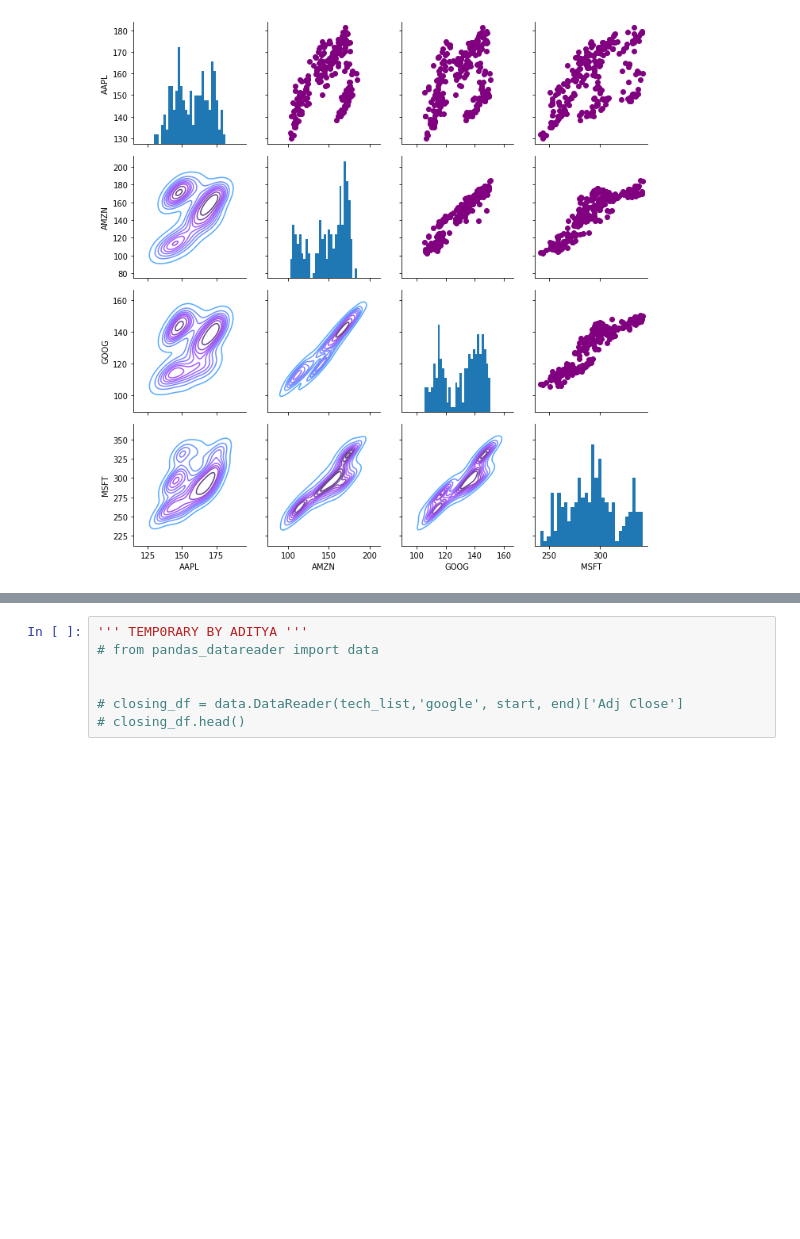
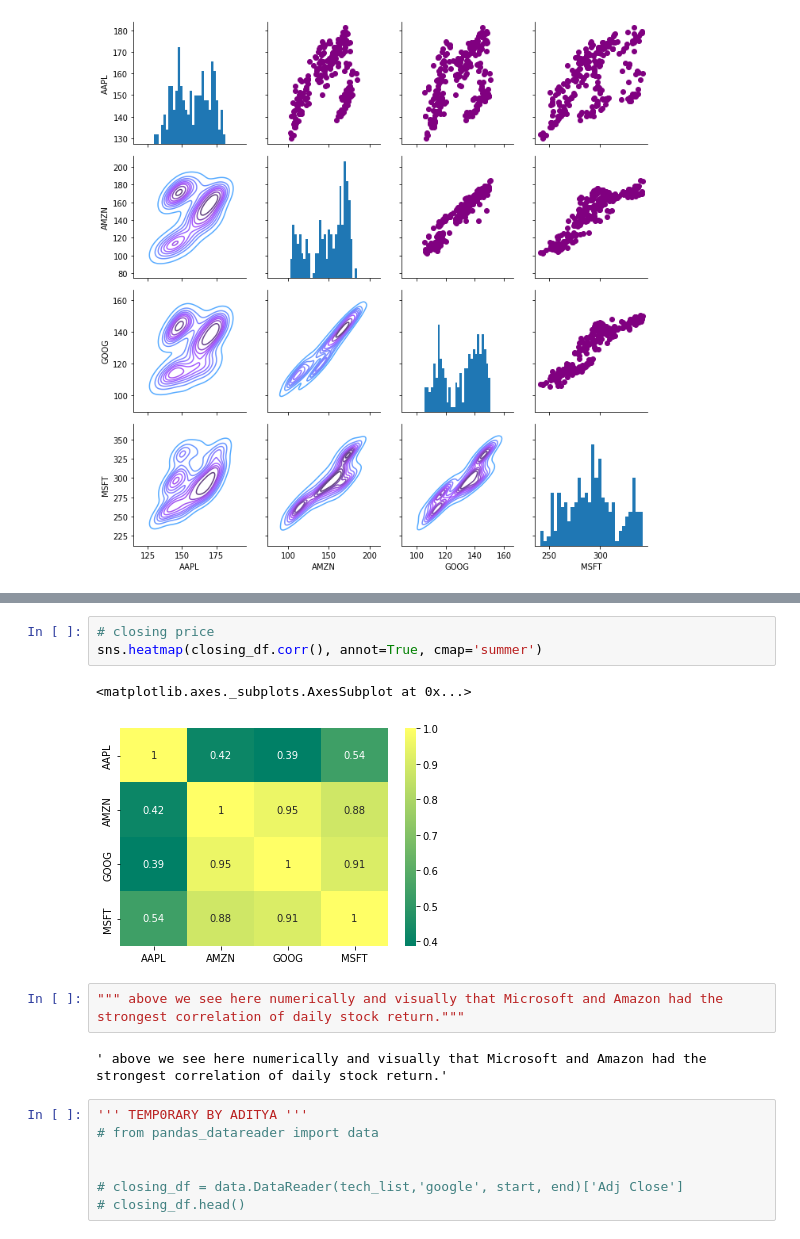
Before and after one commit to BANZOM/Stock_Market_Price_Prediction_by_LSTM, a Jupyter notebook: stocks_market_prediction_usingLSTM.ipynb, the cells around one changed output, grey strips where cells are left out. Drawn from its saved outputs; the diff is of its cells as text; blank space fills up the shorter version.

```diff
--- a/stocks_market_prediction_usingLSTM.ipynb
+++ b/stocks_market_prediction_usingLSTM.ipynb
@@ -334,3 +355,13 @@ returns_fig.map_diag(plt.hist,bins=30)
+# %%
+# closing price
+sns.heatmap(closing_df.corr(), annot=True, cmap='summer')
+# %% [output]
+<matplotlib.axes._subplots.AxesSubplot at 0x...>
+[figure, added]
+# %%
+""" above we see here numerically and visually that Microsoft and Amazon had the strongest correlation of daily stock return."""
+# %% [output]
+' above we see here numerically and visually that Microsoft and Amazon had the strongest correlation of daily stock return.'
 # %%
 ''' TEMP0RARY BY ADITYA '''
 # from pandas_datareader import data
```
Also changed, not shown: parts of 6 cells of this notebook.
